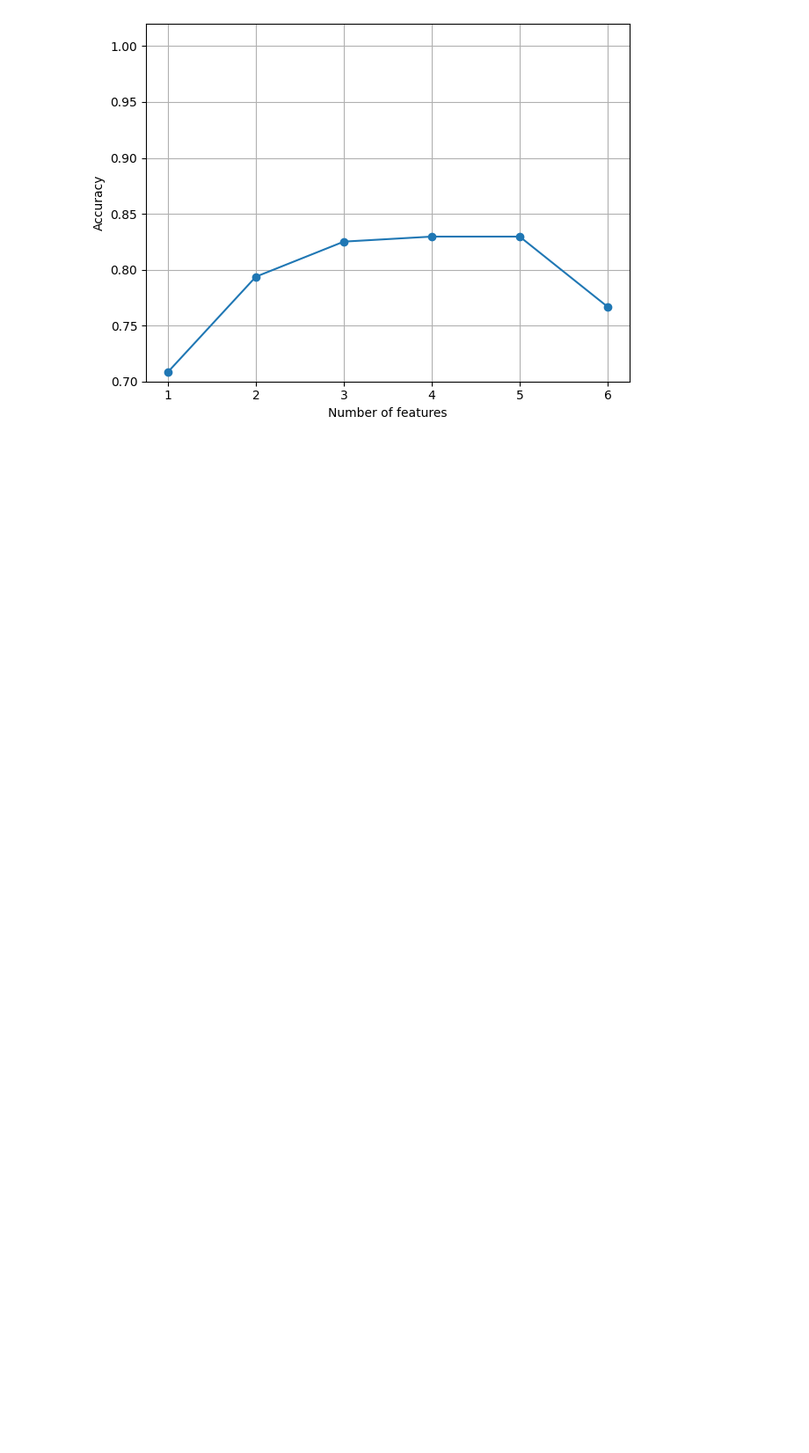
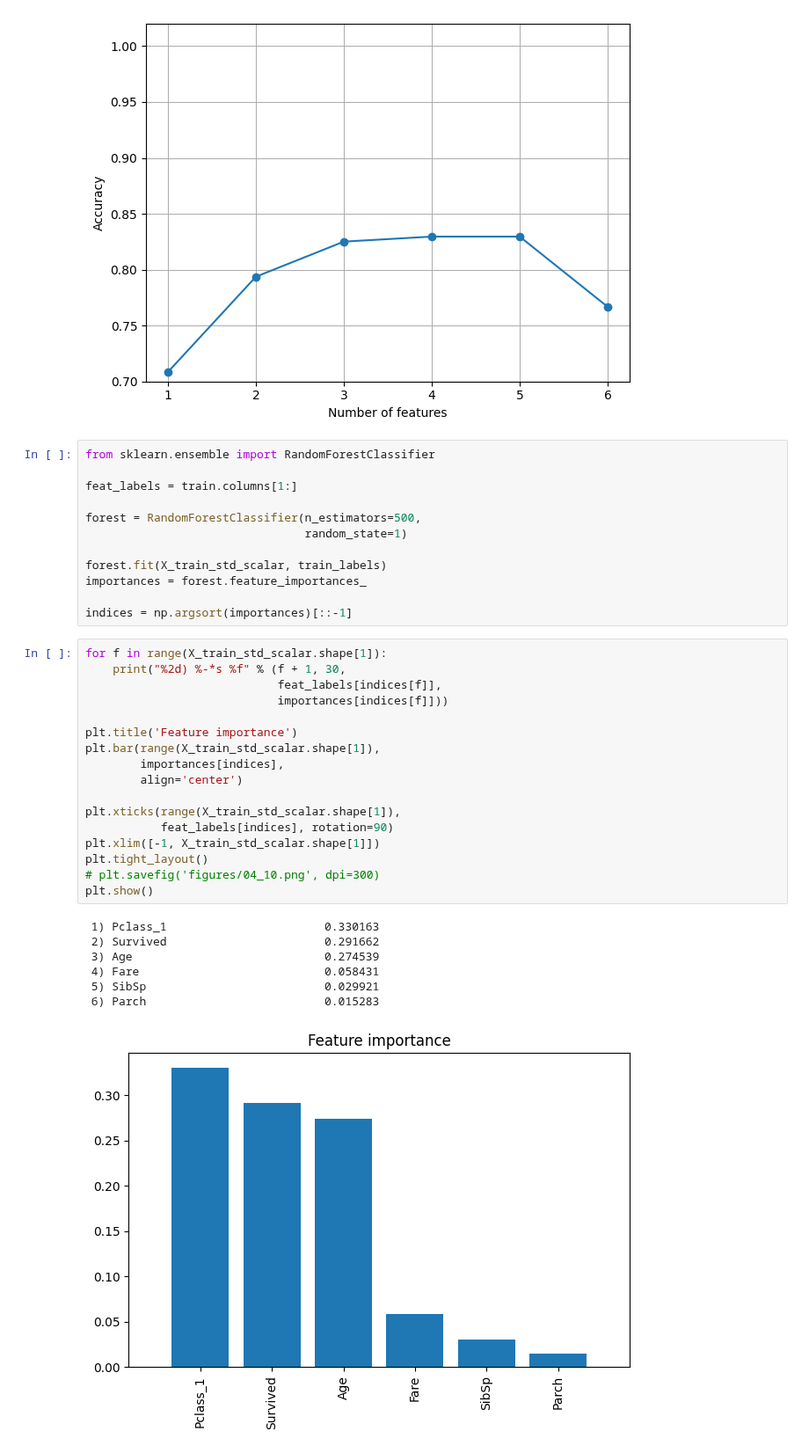
Before and after one commit to DomenickD/DataScience-IEX-USF, a Jupyter notebook: Titanic/titanic.ipynb, the cells around one changed output. Shown at 88% size. Saved outputs shown, nothing was run; the diff lists cells and outputs as text; blank space fills up the shorter version.

Commit message:
CH4 Visualizations added to the end

```diff
--- a/Titanic/titanic.ipynb
+++ b/Titanic/titanic.ipynb
@@ -693,3 +693,40 @@ plt.tight_layout()
 plt.show()
 # %% [output]
 [figure]
+# %%
+from sklearn.ensemble import RandomForestClassifier
+
+feat_labels = train.columns[1:]
+
+forest = RandomForestClassifier(n_estimators=500,
+                                random_state=1)
+
+forest.fit(X_train_std_scalar, train_labels)
+importances = forest.feature_importances_
+
+indices = np.argsort(importances)[::-1]
+# %%
+for f in range(X_train_std_scalar.shape[1]):
+    print("%2d) %-*s %f" % (f + 1, 30,
+                            feat_labels[indices[f]],
+                            importances[indices[f]]))
+
+plt.title('Feature importance')
+plt.bar(range(X_train_std_scalar.shape[1]),
+        importances[indices],
+        align='center')
+
+plt.xticks(range(X_train_std_scalar.shape[1]),
+           feat_labels[indices], rotation=90)
+plt.xlim([-1, X_train_std_scalar.shape[1]])
+plt.tight_layout()
+# plt.savefig('figures/04_10.png', dpi=300)
+plt.show()
+# %% [output]
+ 1) Pclass_1                       0.330163
+ 2) Survived                       0.291662
+ 3) Age                            0.274539
+ 4) Fare                           0.058431
+ 5) SibSp                          0.029921
+ 6) Parch                          0.015283
+[figure, added]
```
